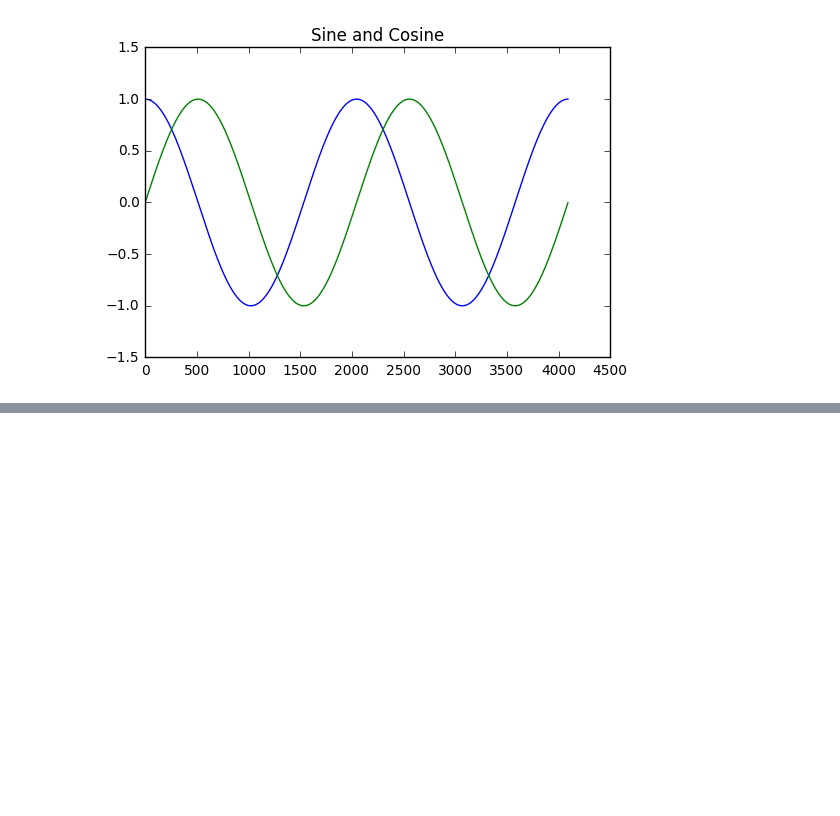
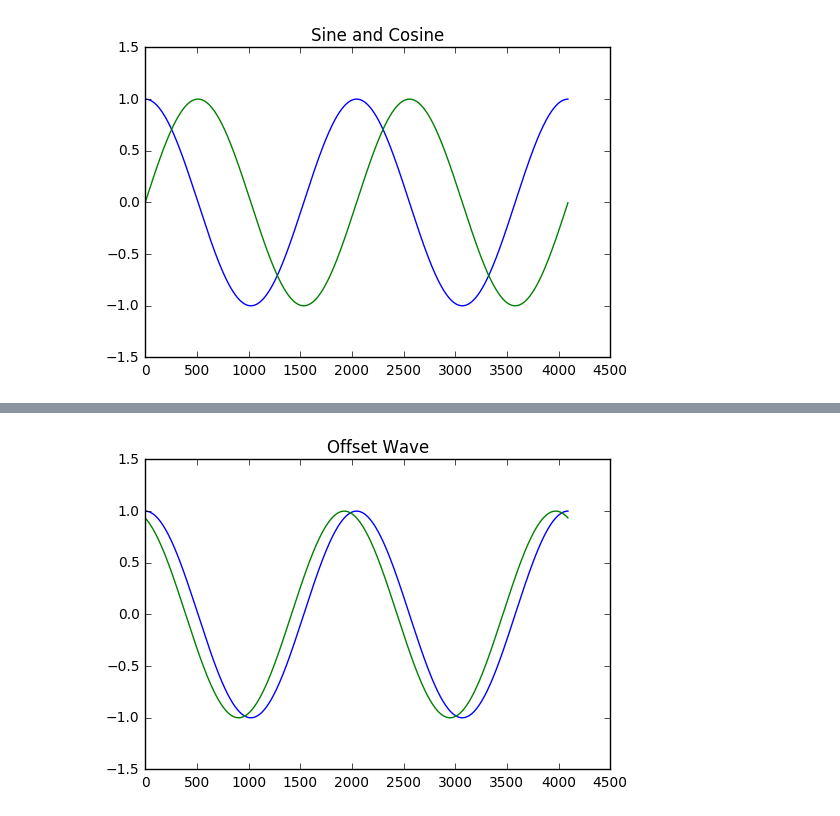
Before and after one commit to psas/gps, a Jupyter notebook: notebooks/Complex_Wave.ipynb, the cells around one changed output, grey strips where cells are left out. Drawn from its saved outputs; the diff is of its cells as text; code cells hidden in the pictures; blank space fills up the shorter version.

```diff
--- a/notebooks/Complex_Wave.ipynb
+++ b/notebooks/Complex_Wave.ipynb
@@ -48,0 +65,24 @@ So now we are travelling around the unit circle, and we can use arctan to give u
+# %%
+#Now create a wave with a phase offset
+
+#Initialize terms
+freq = np.exp(1j * 2 * np.pi * (ff/fs))
+pOffset = np.deg2rad(21)
+
+phase = np.exp(1j * pOffset)
+
+#Init samples
+wavOffset = np.zeros(4092, dtype = 'complex')
+
+
+for n, w in enumerate(wav):
+    wavOffset[n] = phase
+    phase = phase * freq
+
+plt.plot(np.real(wav)) #ref
+plt.plot(np.real(wavOffset)) #offset
+
+plt.title('Offset Wave')
+plt.show()
+# %% [output]
+[figure, added]
```
Also changed, not shown: parts of 8 cells of this notebook.
